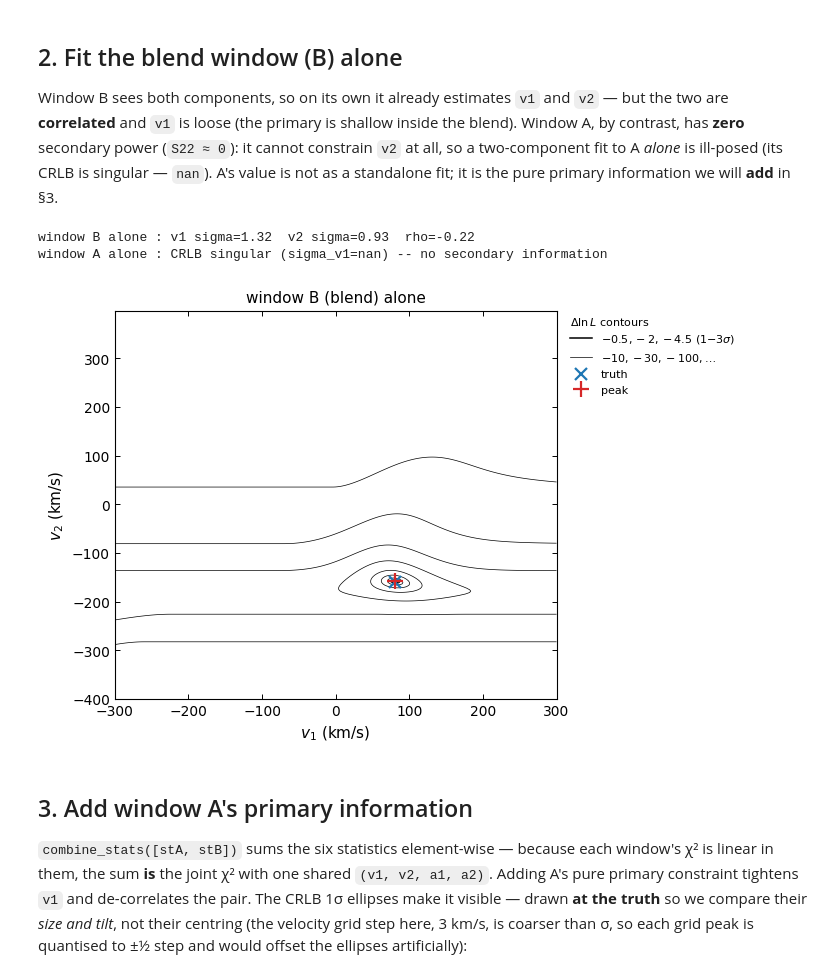
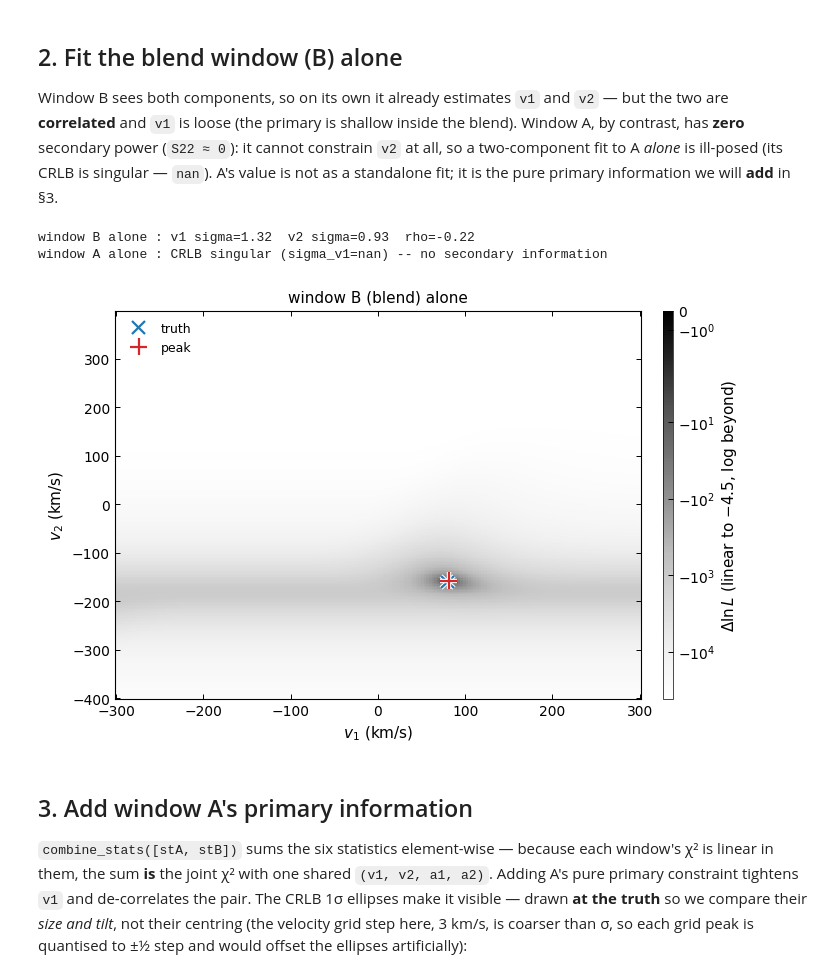
Before and after one commit to SPARTA-dev/SPARTA, a Jupyter notebook: examples/todcor/03_multiwindow_combination.ipynb, the cells around one changed output. Drawn from its saved outputs; the diff is of its cells as text; code cells hidden in the pictures.

```diff
--- a/examples/todcor/03_multiwindow_combination.ipynb
+++ b/examples/todcor/03_multiwindow_combination.ipynb
@@ -93,28 +93,26 @@ information we will **add** in §3.
 # %%
 resB = tf.profile_from_stats(stB, v1g, v2g, nonneg=True)
 crB = tf.crlb_from_map(resB["logL_profile"], v1g, v2g)
 with np.errstate(all="ignore"):     # A has S22~0: a two-component fit is ill-posed
     crA = tf.crlb_from_map(
         tf.profile_from_stats(stA, v1g, v2g, nonneg=True)["logL_profile"], v1g, v2g)
 print(f"window B alone : v1 sigma={crB['sigma_v1']:.2f}  v2 sigma={crB['sigma_v2']:.2f}  rho={crB['rho']:+.2f}")
 print(f"window A alone : CRLB singular (sigma_v1={crA['sigma_v1']}) -- no secondary information")
 
 fig, ax = plt.subplots(figsize=(7.0, 4.6))
 logl = resB["logL_profile"].T                # the map is [v1, v2]; v1 along x
-cs = contour_map(ax, v1g, v2g, logl)
+mesh = map_image(ax, v1g, v2g, logl, loglike=True)   # Delta lnL, peak black
+map_colorbar(mesh, DLNL_LABEL)
 mark_truth(ax, v1t, v2t, label="truth")
 mark_fit(ax, resB["best"]["v1"], resB["best"]["v2"], label="peak")
 ax.set_xlabel("$v_1$ (km/s)"); ax.set_ylabel("$v_2$ (km/s)")
 ax.set_title("window B (blend) alone")
-handles, labels = dlnl_legend_entries(cs.levels - np.nanmax(logl))
-h, l = ax.get_legend_handles_labels()
-ax.legend(handles + h, labels + l, title=r"$\Delta\ln L$ contours", fontsize=8, title_fontsize=8,
-          alignment="left", loc="upper left", bbox_to_anchor=(1.02, 1.0), borderaxespad=0)
+ax.legend(loc="upper left")
 plt.show()
 # %% [output]
 window B alone : v1 sigma=1.32  v2 sigma=0.93  rho=-0.22
 window A alone : CRLB singular (sigma_v1=nan) -- no secondary information
-[figure, old version]
+[figure, new version]
 # %% [markdown]
 ## 3. Add window A's primary information
 
```
Also changed, not shown: parts of 1 cell of this notebook, 24 other files.
